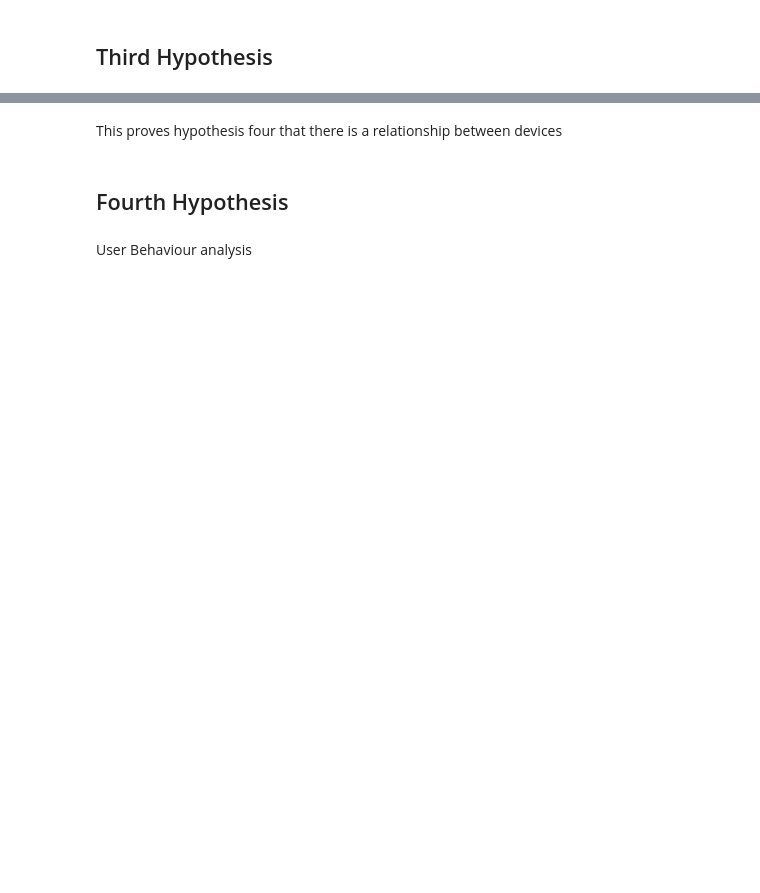
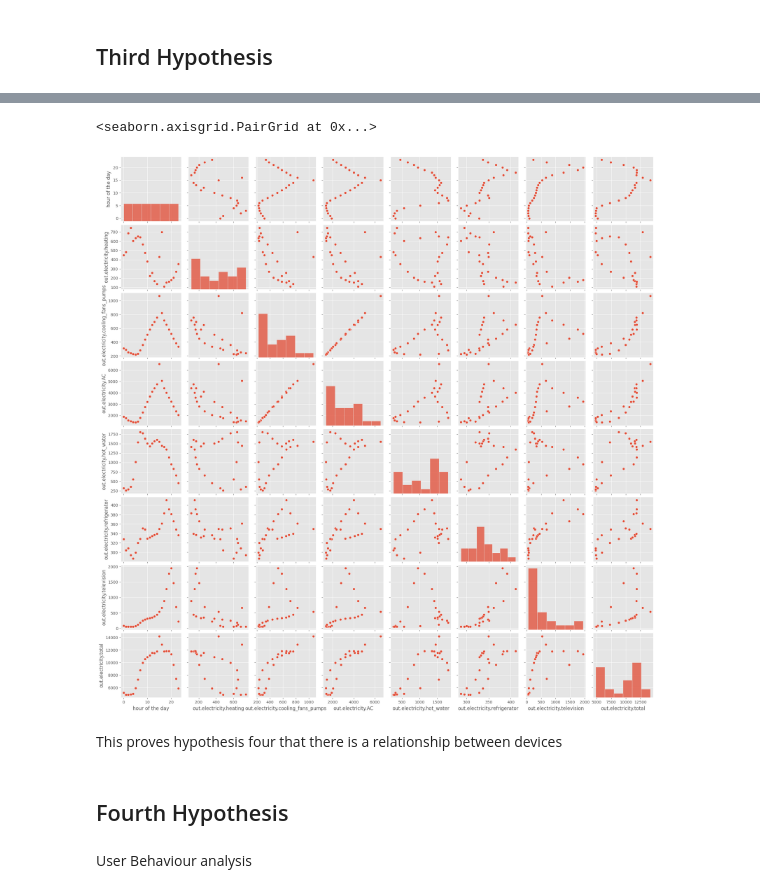
Before and after one commit to 1nuc/load-profile-decomposition, a Jupyter notebook: src/Customer_analysis/run.ipynb, the cells around one changed output, grey strips where cells are left out. Drawn from its saved outputs; the diff is of its cells as text; code cells hidden in the pictures; blank space fills up the shorter version.

```diff
--- a/src/Customer_analysis/run.ipynb
+++ b/src/Customer_analysis/run.ipynb
@@ -59,7 +59,8 @@ LONG_DURATION=['out.electricity.heating.energy_consumption..kwh',
                             'out.electricity.television.energy_consumption..kwh',
                             'out.electricity.total.energy_consumption..kwh']
 # %%
-df=data.with_columns(
+df=data.rename({'in.ashrae_iecc_climate_zone_2004_sub_cz_split': 'climatezone',
+               })dwith_columns(
             pl.col('timestamp').dt.weekday().alias('day of the week'),
             pl.col('in.ashrae_iecc_climate_zone_2004_sub_cz_split').alias('climatezone'),
             pl.col('timestamp').dt.hour().alias('hour of the day'),
@@ -373,7 +411,10 @@ Simultaneous operation of two appliance creates a load on user's side
 # %%
 ##TODO: Make a pairplot for all long duration appliances generally
 ## TODO: Make a pairplot for all long duration appliances using correlations like is_Holiday
-sns.pairplot(data=long_duration.to_pandas())
+sns.pairplot(data=long_duration_hr.to_pandas())
+# %% [output]
+<seaborn.axisgrid.PairGrid at 0x...>
+[figure, added]
 # %% [markdown]
 This proves hypothesis four that there is a relationship between devices
 # %% [markdown]
```
Also changed, not shown: parts of 5 cells of this notebook.
